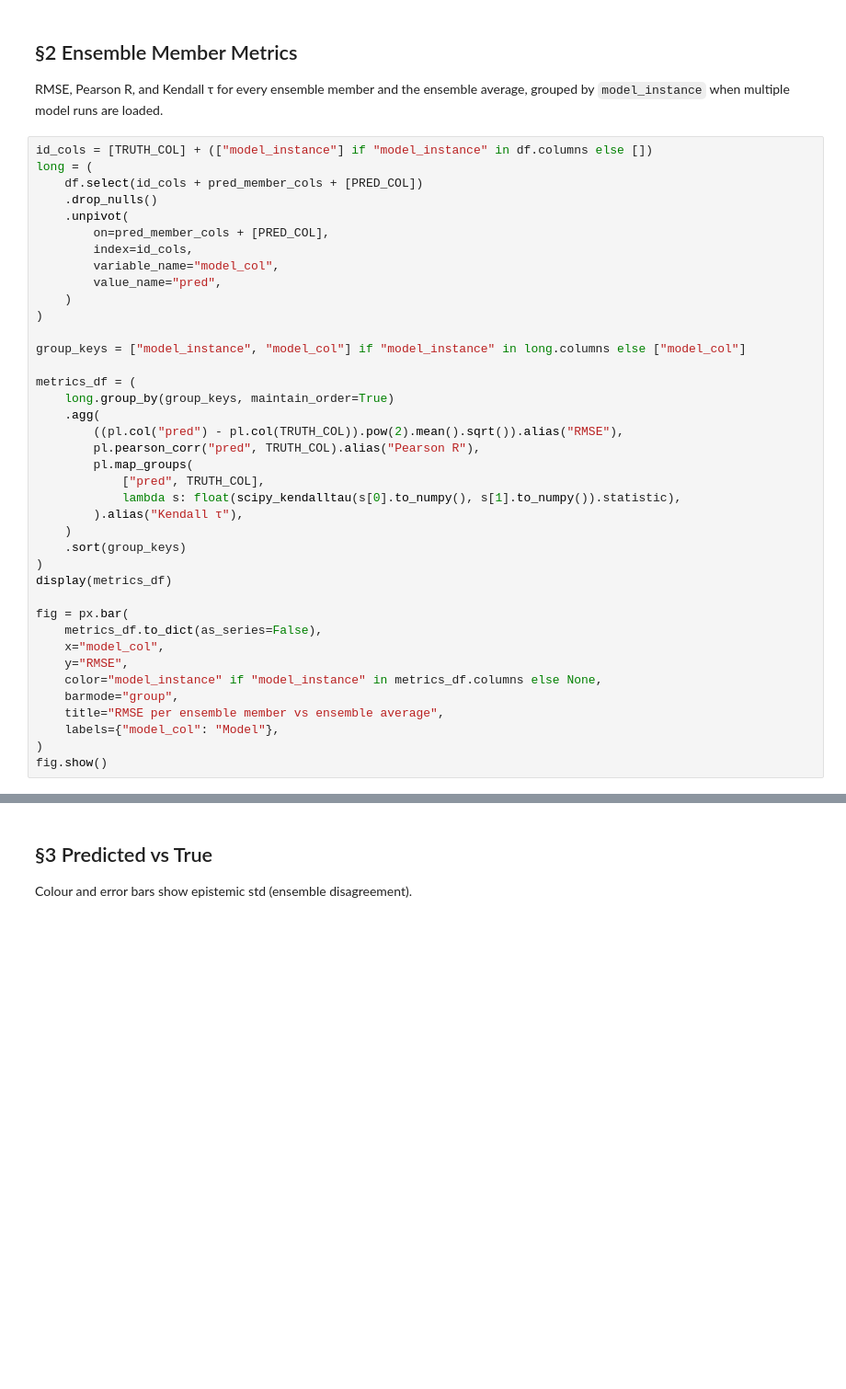
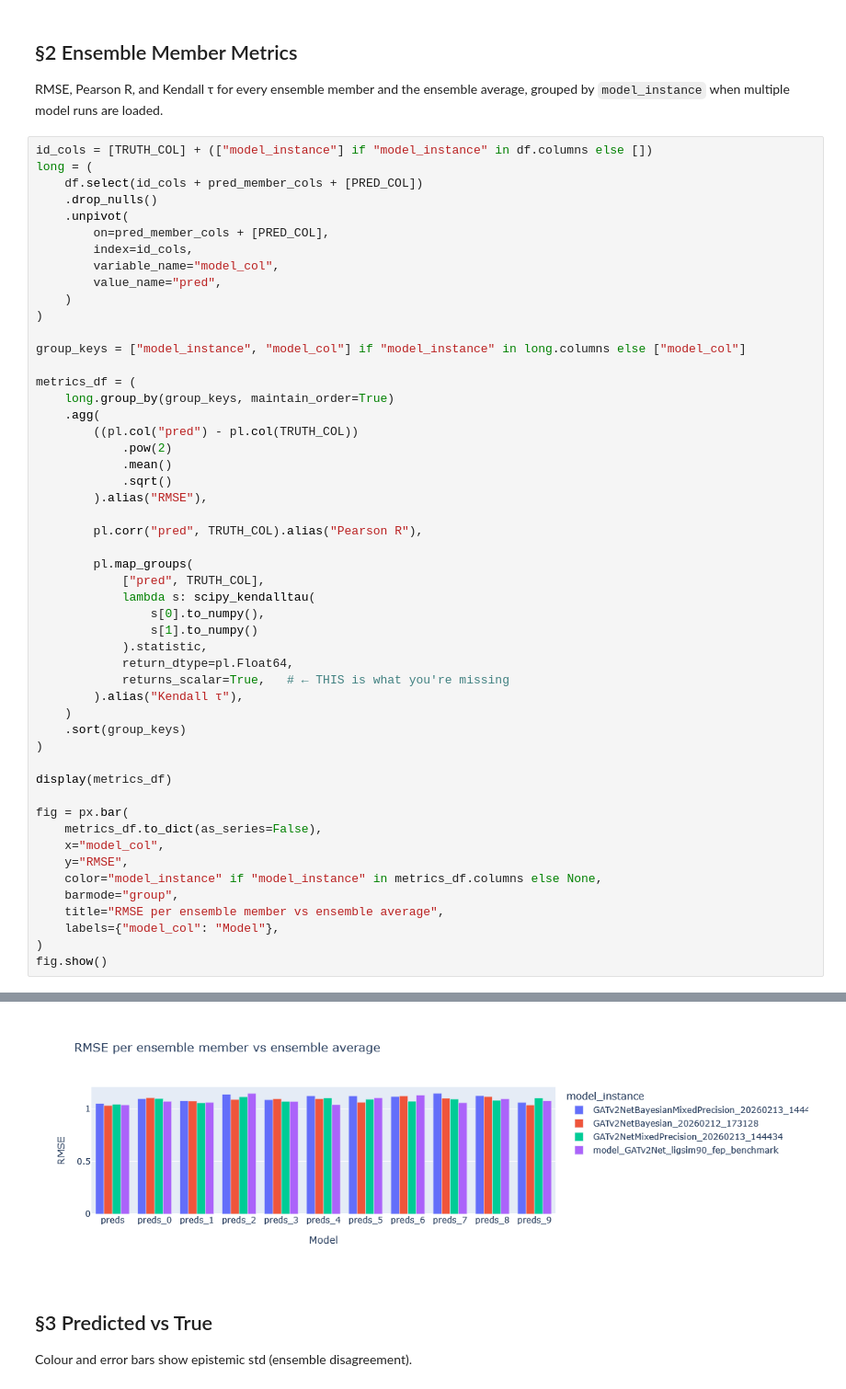
Before and after one commit to Kemuk/AEV-PLIG-VS, a Jupyter notebook: notebooks/results.ipynb, the cells around one changed output, grey strips where cells are left out. Shown at 92% size. Saved outputs shown, nothing was run; the diff lists cells and outputs as text; blank space fills up the shorter version.

```diff
--- a/notebooks/results.ipynb
+++ b/notebooks/results.ipynb
@@ -102,15 +166,27 @@ group_keys = ["model_instance", "model_col"] if "model_instance" in long.columns
 metrics_df = (
     long.group_by(group_keys, maintain_order=True)
     .agg(
-        ((pl.col("pred") - pl.col(TRUTH_COL)).pow(2).mean().sqrt()).alias("RMSE"),
-        pl.pearson_corr("pred", TRUTH_COL).alias("Pearson R"),
+        ((pl.col("pred") - pl.col(TRUTH_COL))
+            .pow(2)
+            .mean()
+            .sqrt()
+        ).alias("RMSE"),
+
+        pl.corr("pred", TRUTH_COL).alias("Pearson R"),
+
         pl.map_groups(
             ["pred", TRUTH_COL],
-            lambda s: float(scipy_kendalltau(s[0].to_numpy(), s[1].to_numpy()).statistic),
+            lambda s: scipy_kendalltau(
+                s[0].to_numpy(),
+                s[1].to_numpy()
+            ).statistic,
+            return_dtype=pl.Float64,
+            returns_scalar=True,   # ← THIS is what you're missing
         ).alias("Kendall τ"),
     )
     .sort(group_keys)
 )
+
 display(metrics_df)
 
 fig = px.bar(
@@ -123,3 +199,4 @@ fig = px.bar(
     labels={"model_col": "Model"},
 )
 fig.show()
+# %% [output]
@@ -126,3 +217,4 @@ fig.show()
+[figure, added]
 # %% [markdown]
 ## §3 Predicted vs True
 Colour and error bars show epistemic std (ensemble disagreement).
```
Also changed, not shown: parts of 14 cells of this notebook.
